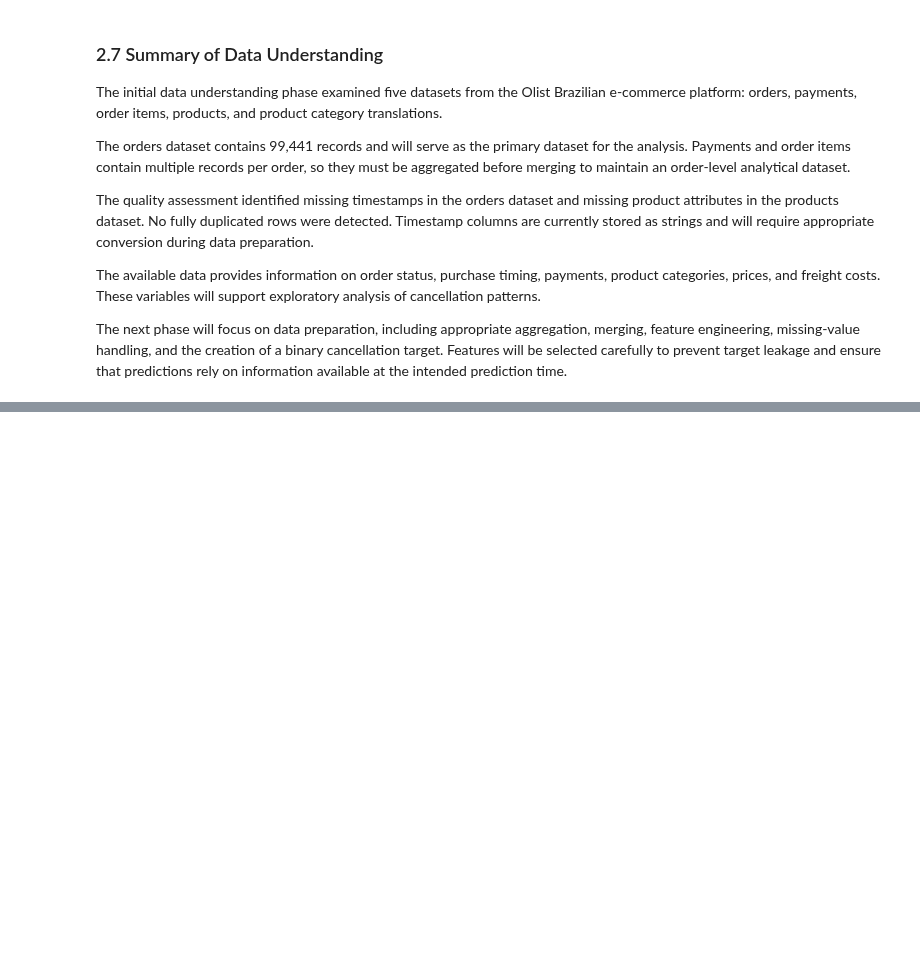
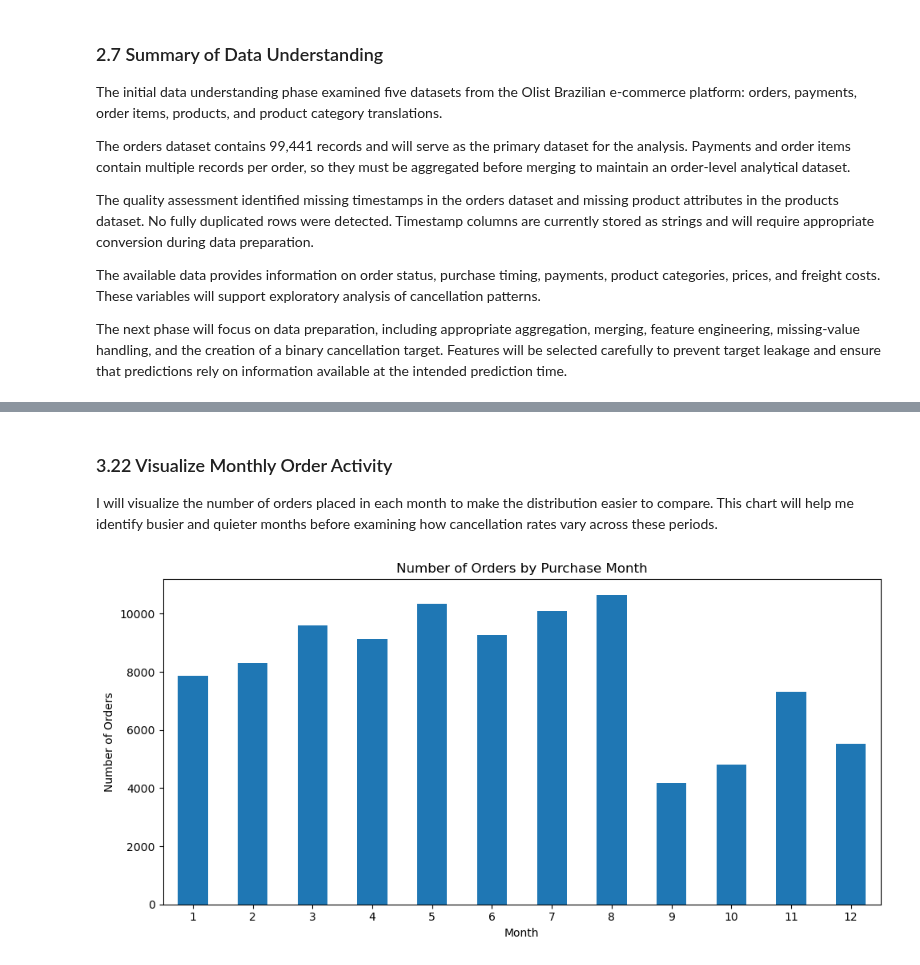
Before and after one commit to arnoldkirwa/ecommerce-cancellation-analysis, a Jupyter notebook: cancellation_prediction_pipeline.ipynb, the cells around one changed output, grey strips where cells are left out. Saved outputs shown, nothing was run; the diff lists cells and outputs as text; code cells hidden in the pictures; blank space fills up the shorter version.

Commit message:
Complete e-commerce cancellation analysis

```diff
--- a/cancellation_prediction_pipeline.ipynb
+++ b/cancellation_prediction_pipeline.ipynb
@@ -344,0 +743,24 @@ The next phase will focus on data preparation, including appropriate aggregation
+# %%
+# 3.8 Aggregate order-item data at the order level
+
+order_item_summary = (
+    order_items_clean
+    .groupby("order_id")
+    .agg(
+        total_order_items=("order_item_id", "count"),
+        total_item_price=("price", "sum"),
+        total_freight_value=("freight_value", "sum"),
+        average_item_price=("price", "mean")
+    )
+    .reset_index()
+)
+
+print("Order-item aggregation completed.")
+print("Order-item summary dimensions:", order_item_summary.shape)
+print("Unique order IDs:", order_item_summary["order_id"].nunique())
+print(
+    "Duplicate order IDs:",
+    order_item_summary["order_id"].duplicated().sum()
+)
+
+display(order_item_summary.head())
@@ -344,0 +1646,26 @@ The next phase will focus on data preparation, including appropriate aggregation
+# %% [markdown]
+### 3.22 Visualize Monthly Order Activity
+
+I will visualize the number of orders placed in each month to make the distribution easier to compare. This chart will help me identify busier and quieter months before examining how cancellation rates vary across these periods.
+# %%
+# 3.22 Visualize monthly order activity
+
+import matplotlib.pyplot as plt
+
+monthly_orders = (
+    modeling_features["purchase_month"]
+    .value_counts()
+    .sort_index()
+)
+
+plt.figure(figsize=(10, 5))
+monthly_orders.plot(kind="bar")
+
+plt.title("Number of Orders by Purchase Month")
+plt.xlabel("Month")
+plt.ylabel("Number of Orders")
+plt.xticks(rotation=0)
+plt.tight_layout()
+plt.show()
+# %% [output]
+[figure, added]
```
Also changed, not shown: parts of 202 cells of this notebook.
